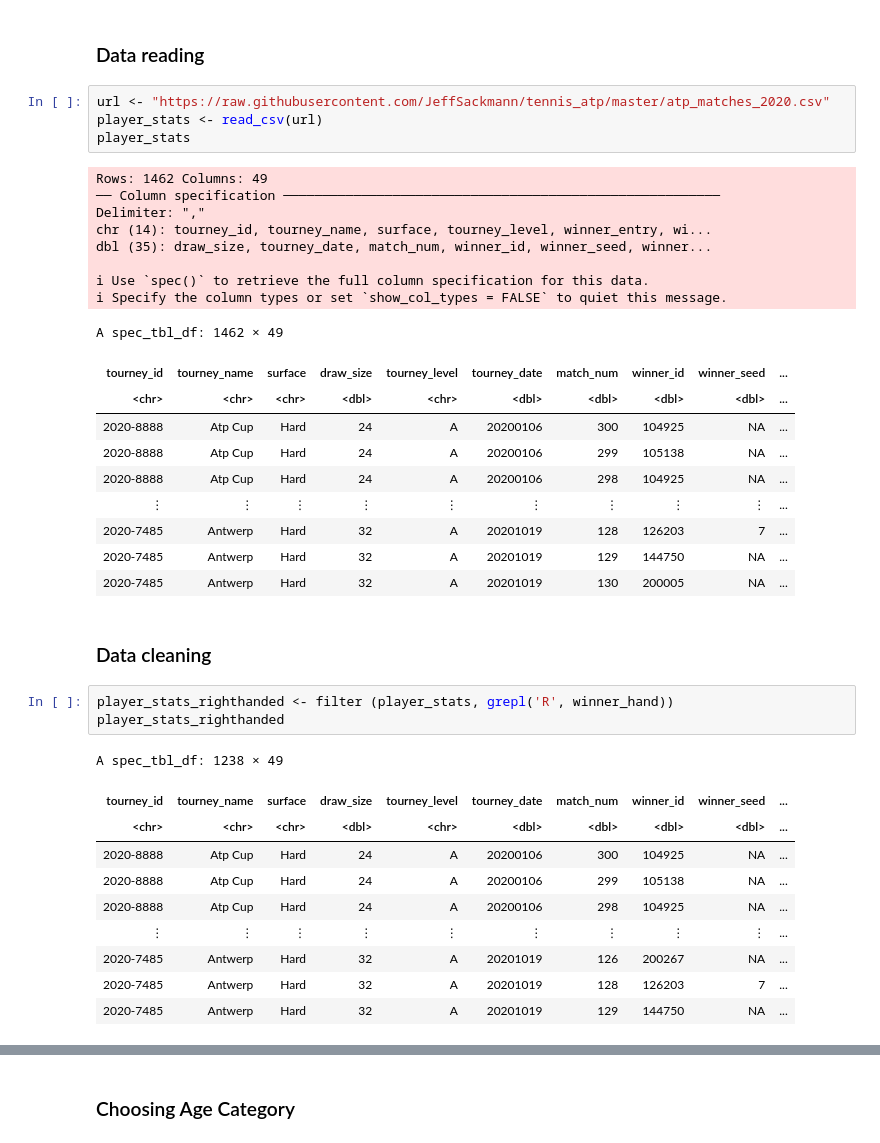
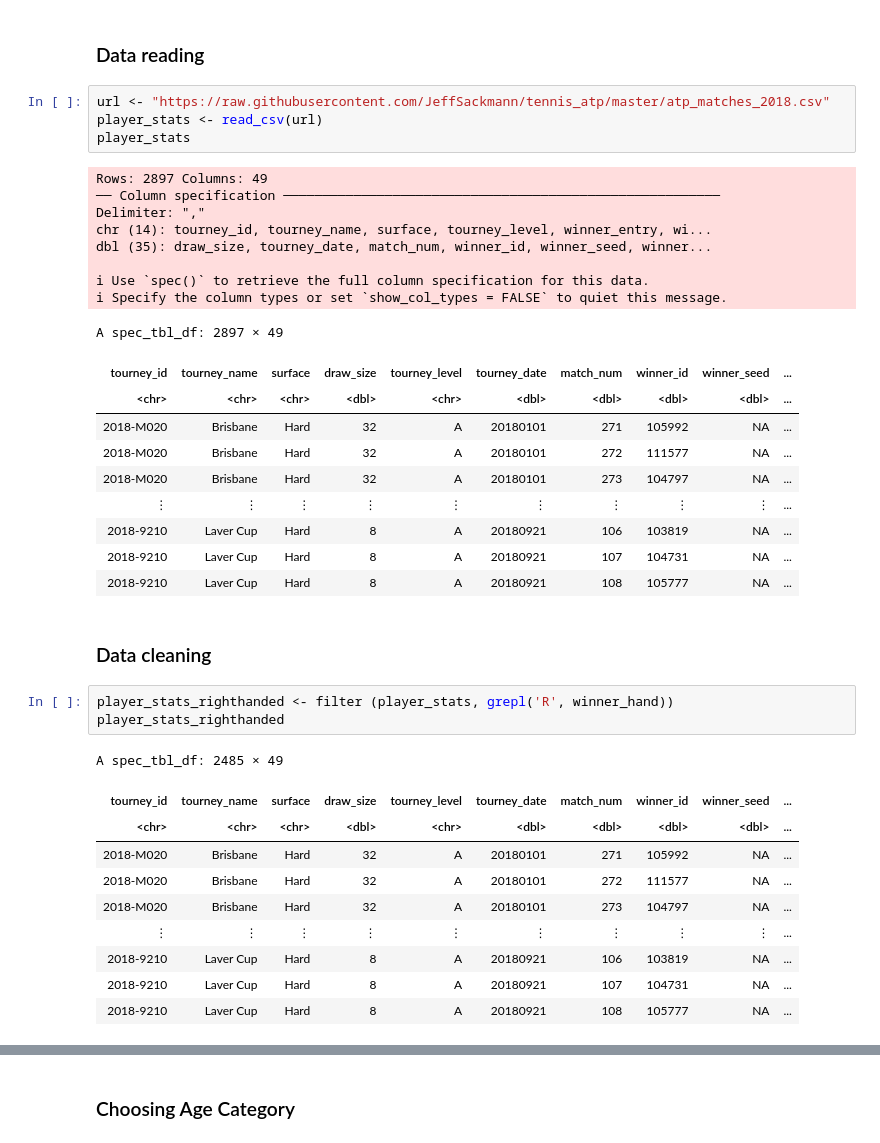
Before and after one commit to lillian6666666/deci_100_group_project_18, a Jupyter notebook: project.ipynb, the cells around one changed output, grey strips where cells are left out. Saved outputs shown, nothing was run; the diff lists cells and outputs as text.

```diff
--- a/project.ipynb
+++ b/project.ipynb
@@ -41,44 +42,44 @@ Our project will investigate how the game duration, rank points and height of te
 # %% [markdown]
 ### Data reading
 # %%
-url <- "https://raw.githubusercontent.com/JeffSackmann/tennis_atp/master/atp_matches_2020.csv"
+url <- "https://raw.githubusercontent.com/JeffSackmann/tennis_atp/master/atp_matches_2018.csv"
 player_stats <- read_csv(url)
 player_stats
 # %% [output]
-Rows: 1462 Columns: 49
+Rows: 2897 Columns: 49
 ── Column specification ────────────────────────────────────────────────────────
 Delimiter: ","
 chr (14): tourney_id, tourney_name, surface, tourney_level, winner_entry, wi...
 dbl (35): draw_size, tourney_date, match_num, winner_id, winner_seed, winner...
 
 ℹ Use `spec()` to retrieve the full column specification for this data.
 ℹ Specify the column types or set `show_col_types = FALSE` to quiet this message.
-A spec_tbl_df: 1462 × 49
+A spec_tbl_df: 2897 × 49
 | tourney_id | tourney_name | surface | draw_size | tourney_level | tourney_date | match_num | winner_id | winner_seed | ... |
 | <chr> | <chr> | <chr> | <dbl> | <chr> | <dbl> | <dbl> | <dbl> | <dbl> | ... |
-| 2020-8888 | Atp Cup | Hard | 24 | A | 20200106 | 300 | 104925 | NA | ... |
-| 2020-8888 | Atp Cup | Hard | 24 | A | 20200106 | 299 | 105138 | NA | ... |
-| 2020-8888 | Atp Cup | Hard | 24 | A | 20200106 | 298 | 104925 | NA | ... |
+| 2018-M020 | Brisbane | Hard | 32 | A | 20180101 | 271 | 105992 | NA | ... |
+| 2018-M020 | Brisbane | Hard | 32 | A | 20180101 | 272 | 111577 | NA | ... |
+| 2018-M020 | Brisbane | Hard | 32 | A | 20180101 | 273 | 104797 | NA | ... |
 | ⋮ | ⋮ | ⋮ | ⋮ | ⋮ | ⋮ | ⋮ | ⋮ | ⋮ | ... |
-| 2020-7485 | Antwerp | Hard | 32 | A | 20201019 | 128 | 126203 | 7 | ... |
-| 2020-7485 | Antwerp | Hard | 32 | A | 20201019 | 129 | 144750 | NA | ... |
-| 2020-7485 | Antwerp | Hard | 32 | A | 20201019 | 130 | 200005 | NA | ... |
+| 2018-9210 | Laver Cup | Hard | 8 | A | 20180921 | 106 | 103819 | NA | ... |
+| 2018-9210 | Laver Cup | Hard | 8 | A | 20180921 | 107 | 104731 | NA | ... |
+| 2018-9210 | Laver Cup | Hard | 8 | A | 20180921 | 108 | 105777 | NA | ... |
 # %% [markdown]
 ### Data cleaning
 # %%
 player_stats_righthanded <- filter (player_stats, grepl('R', winner_hand))
 player_stats_righthanded
 # %% [output]
-A spec_tbl_df: 1238 × 49
+A spec_tbl_df: 2485 × 49
 | tourney_id | tourney_name | surface | draw_size | tourney_level | tourney_date | match_num | winner_id | winner_seed | ... |
 | <chr> | <chr> | <chr> | <dbl> | <chr> | <dbl> | <dbl> | <dbl> | <dbl> | ... |
-| 2020-8888 | Atp Cup | Hard | 24 | A | 20200106 | 300 | 104925 | NA | ... |
-| 2020-8888 | Atp Cup | Hard | 24 | A | 20200106 | 299 | 105138 | NA | ... |
-| 2020-8888 | Atp Cup | Hard | 24 | A | 20200106 | 298 | 104925 | NA | ... |
+| 2018-M020 | Brisbane | Hard | 32 | A | 20180101 | 271 | 105992 | NA | ... |
+| 2018-M020 | Brisbane | Hard | 32 | A | 20180101 | 272 | 111577 | NA | ... |
+| 2018-M020 | Brisbane | Hard | 32 | A | 20180101 | 273 | 104797 | NA | ... |
 | ⋮ | ⋮ | ⋮ | ⋮ | ⋮ | ⋮ | ⋮ | ⋮ | ⋮ | ... |
-| 2020-7485 | Antwerp | Hard | 32 | A | 20201019 | 126 | 200267 | NA | ... |
-| 2020-7485 | Antwerp | Hard | 32 | A | 20201019 | 128 | 126203 | 7 | ... |
-| 2020-7485 | Antwerp | Hard | 32 | A | 20201019 | 129 | 144750 | NA | ... |
+| 2018-9210 | Laver Cup | Hard | 8 | A | 20180921 | 106 | 103819 | NA | ... |
+| 2018-9210 | Laver Cup | Hard | 8 | A | 20180921 | 107 | 104731 | NA | ... |
+| 2018-9210 | Laver Cup | Hard | 8 | A | 20180921 | 108 | 105777 | NA | ... |
 # %%
 player_stats_with_predictor <- select (player_stats_righthanded, winner_rank_points, winner_ht, winner_age, minutes) |>
                          drop_na()
```
Also changed, not shown: parts of 11 cells of this notebook.
